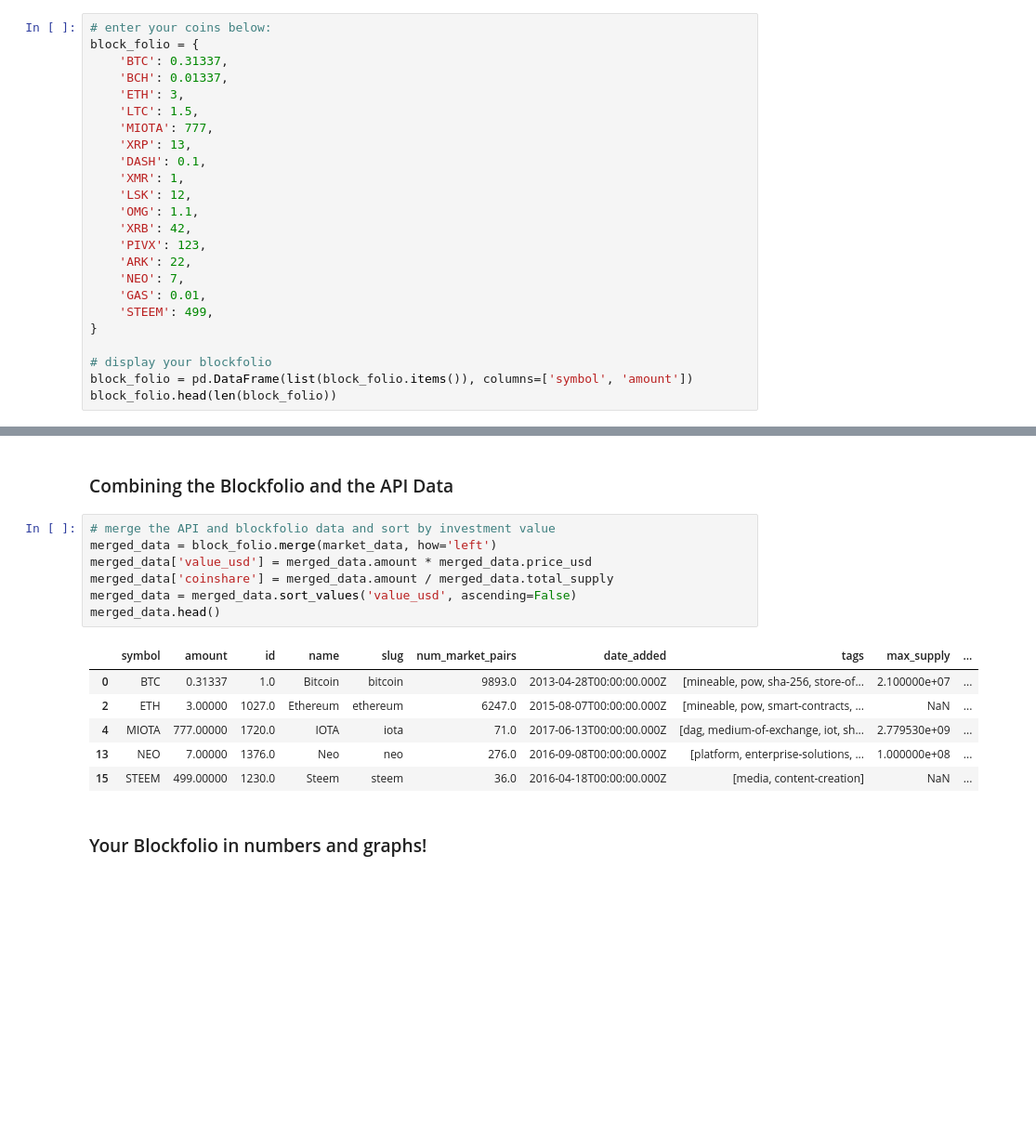
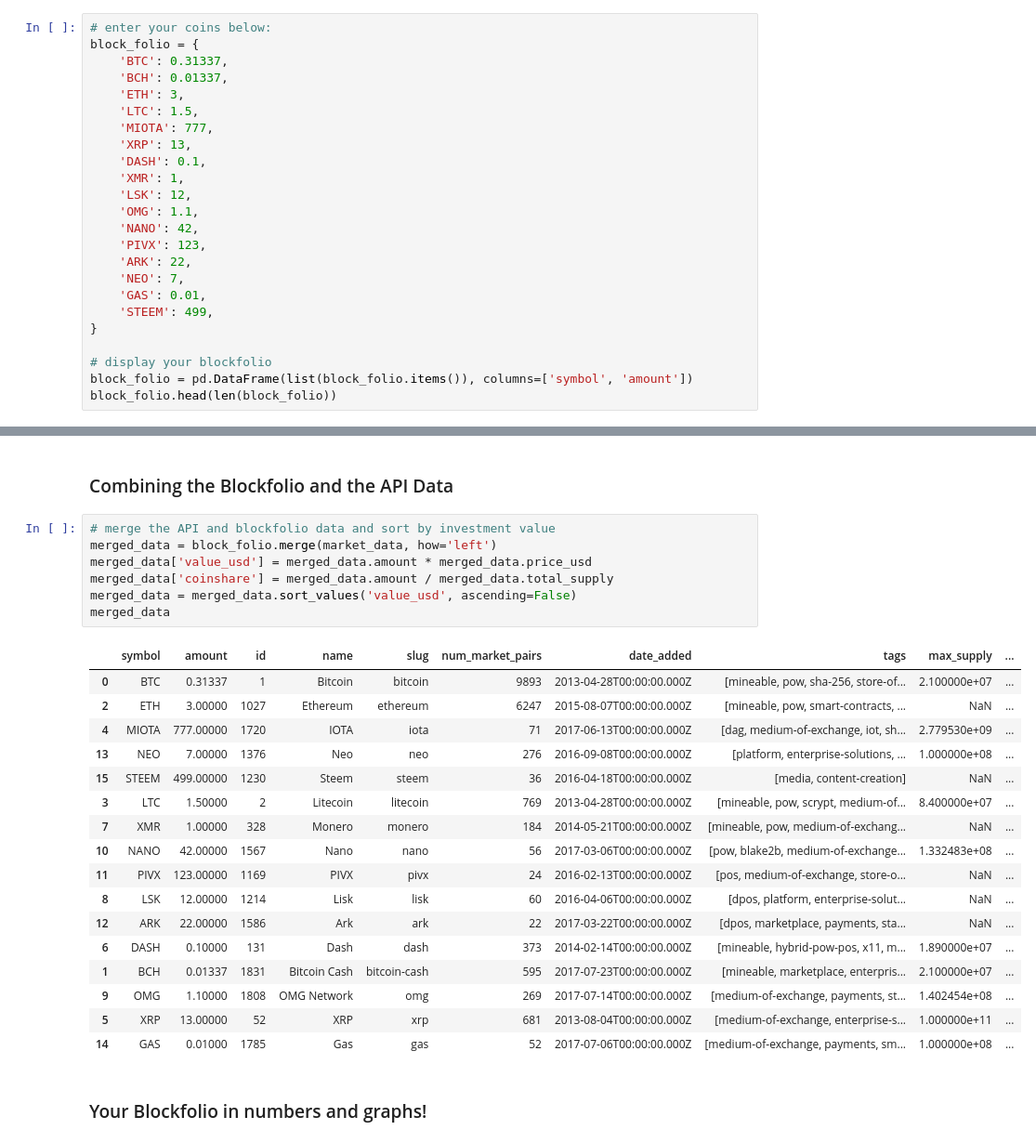
Before and after one commit to SmokinCaterpillar/blockfolio, a Jupyter notebook: Blockfolio.ipynb, the cells around one changed output, grey strips where cells are left out. Shown: that part at 93% size. Cells and saved outputs as stored; diff of their text form; blank space fills up the shorter version.

Commit message:
updated XRB to NANO

```diff
--- a/Blockfolio.ipynb
+++ b/Blockfolio.ipynb
@@ -82,7 +82,7 @@ block_folio = {
     'XMR': 1,
     'LSK': 12,
     'OMG': 1.1,
-    'XRB': 42,
+    'NANO': 42,
     'PIVX': 123,
     'ARK': 22,
     'NEO': 7,
@@ -116,17 +116,28 @@ block_folio.head(len(block_folio))
 # %%
 # merge the API and blockfolio data and sort by investment value
 merged_data = block_folio.merge(market_data, how='left')
 merged_data['value_usd'] = merged_data.amount * merged_data.price_usd
 merged_data['coinshare'] = merged_data.amount / merged_data.total_supply
 merged_data = merged_data.sort_values('value_usd', ascending=False)
-merged_data.head()
+merged_data
 # %% [output]
 |  | symbol | amount | id | name | slug | num_market_pairs | date_added | tags | max_supply | ... |
-| 0 | BTC | 0.31337 | 1.0 | Bitcoin | bitcoin | 9893.0 | 2013-04-28T00:00:00.000Z | [mineable, pow, sha-256, store-of... | 2.100000e+07 | ... |
-| 2 | ETH | 3.00000 | 1027.0 | Ethereum | ethereum | 6247.0 | 2015-08-07T00:00:00.000Z | [mineable, pow, smart-contracts, ... | NaN | ... |
-| 4 | MIOTA | 777.00000 | 1720.0 | IOTA | iota | 71.0 | 2017-06-13T00:00:00.000Z | [dag, medium-of-exchange, iot, sh... | 2.779530e+09 | ... |
-| 13 | NEO | 7.00000 | 1376.0 | Neo | neo | 276.0 | 2016-09-08T00:00:00.000Z | [platform, enterprise-solutions, ... | 1.000000e+08 | ... |
-| 15 | STEEM | 499.00000 | 1230.0 | Steem | steem | 36.0 | 2016-04-18T00:00:00.000Z | [media, content-creation] | NaN | ... |
+| 0 | BTC | 0.31337 | 1 | Bitcoin | bitcoin | 9893 | 2013-04-28T00:00:00.000Z | [mineable, pow, sha-256, store-of... | 2.100000e+07 | ... |
+| 2 | ETH | 3.00000 | 1027 | Ethereum | ethereum | 6247 | 2015-08-07T00:00:00.000Z | [mineable, pow, smart-contracts, ... | NaN | ... |
+| 4 | MIOTA | 777.00000 | 1720 | IOTA | iota | 71 | 2017-06-13T00:00:00.000Z | [dag, medium-of-exchange, iot, sh... | 2.779530e+09 | ... |
+| 13 | NEO | 7.00000 | 1376 | Neo | neo | 276 | 2016-09-08T00:00:00.000Z | [platform, enterprise-solutions, ... | 1.000000e+08 | ... |
+| 15 | STEEM | 499.00000 | 1230 | Steem | steem | 36 | 2016-04-18T00:00:00.000Z | [media, content-creation] | NaN | ... |
+| 3 | LTC | 1.50000 | 2 | Litecoin | litecoin | 769 | 2013-04-28T00:00:00.000Z | [mineable, pow, scrypt, medium-of... | 8.400000e+07 | ... |
+| 7 | XMR | 1.00000 | 328 | Monero | monero | 184 | 2014-05-21T00:00:00.000Z | [mineable, pow, medium-of-exchang... | NaN | ... |
+| 10 | NANO | 42.00000 | 1567 | Nano | nano | 56 | 2017-03-06T00:00:00.000Z | [pow, blake2b, medium-of-exchange... | 1.332483e+08 | ... |
+| 11 | PIVX | 123.00000 | 1169 | PIVX | pivx | 24 | 2016-02-13T00:00:00.000Z | [pos, medium-of-exchange, store-o... | NaN | ... |
+| 8 | LSK | 12.00000 | 1214 | Lisk | lisk | 60 | 2016-04-06T00:00:00.000Z | [dpos, platform, enterprise-solut... | NaN | ... |
+| 12 | ARK | 22.00000 | 1586 | Ark | ark | 22 | 2017-03-22T00:00:00.000Z | [dpos, marketplace, payments, sta... | NaN | ... |
+| 6 | DASH | 0.10000 | 131 | Dash | dash | 373 | 2014-02-14T00:00:00.000Z | [mineable, hybrid-pow-pos, x11, m... | 1.890000e+07 | ... |
+| 1 | BCH | 0.01337 | 1831 | Bitcoin Cash | bitcoin-cash | 595 | 2017-07-23T00:00:00.000Z | [mineable, marketplace, enterpris... | 2.100000e+07 | ... |
+| 9 | OMG | 1.10000 | 1808 | OMG Network | omg | 269 | 2017-07-14T00:00:00.000Z | [medium-of-exchange, payments, st... | 1.402454e+08 | ... |
+| 5 | XRP | 13.00000 | 52 | XRP | xrp | 681 | 2013-08-04T00:00:00.000Z | [medium-of-exchange, enterprise-s... | 1.000000e+11 | ... |
+| 14 | GAS | 0.01000 | 1785 | Gas | gas | 52 | 2017-07-06T00:00:00.000Z | [medium-of-exchange, payments, sm... | 1.000000e+08 | ... |
 # %% [markdown]
 ### Your Blockfolio in numbers and graphs!
 # %%
```
Also changed, not shown: parts of 2 cells of this notebook.
